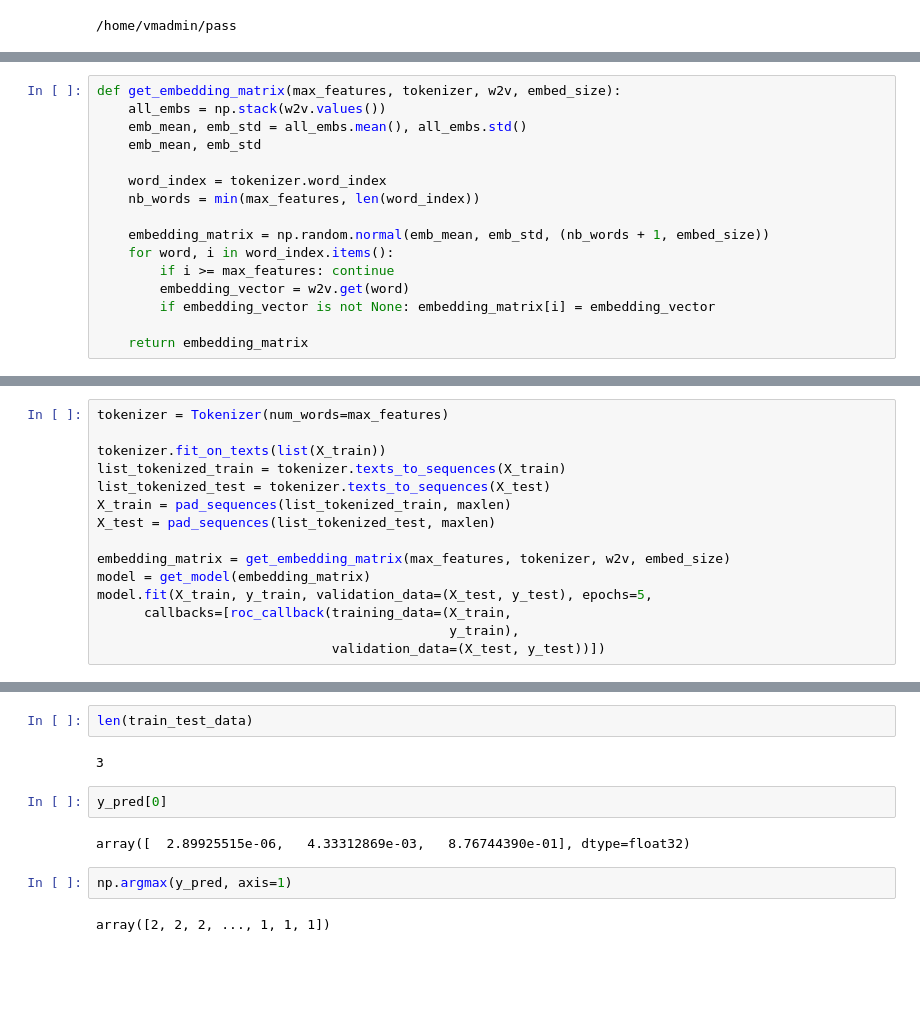
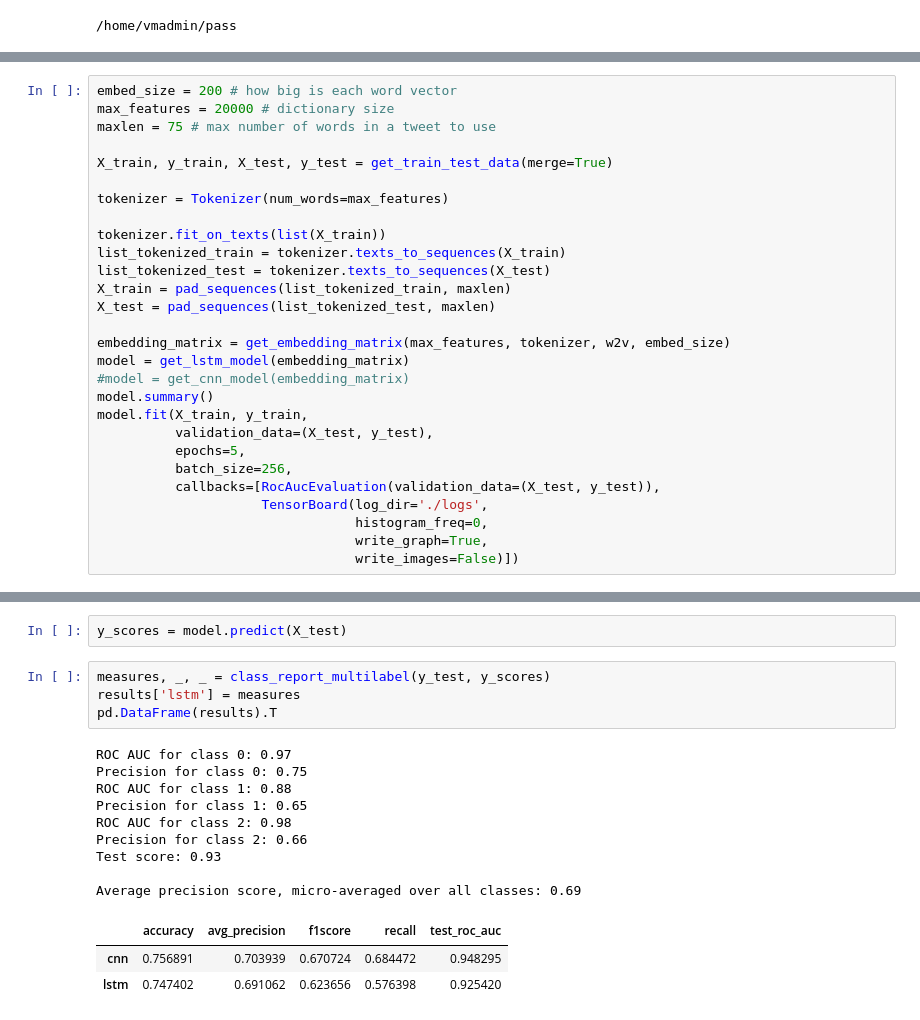
Before and after one commit to olinguyen/pass, a Jupyter notebook: notebooks/Deep Learning.ipynb, the cells around one changed output, grey strips where cells are left out. Drawn from its saved outputs; the diff is of its cells as text; blank space fills up the shorter version.

```diff
--- a/notebooks/Deep Learning.ipynb
+++ b/notebooks/Deep Learning.ipynb
@@ -34,16 +21,0 @@ Found 1193514 word vectors.
-# %%
-def get_embedding_matrix(max_features, tokenizer, w2v, embed_size):
-    all_embs = np.stack(w2v.values())
-    emb_mean, emb_std = all_embs.mean(), all_embs.std()
-    emb_mean, emb_std
-
-    word_index = tokenizer.word_index
-    nb_words = min(max_features, len(word_index))
-
-    embedding_matrix = np.random.normal(emb_mean, emb_std, (nb_words + 1, embed_size))
-    for word, i in word_index.items():
-        if i >= max_features: continue
-        embedding_vector = w2v.get(word)
-        if embedding_vector is not None: embedding_matrix[i] = embedding_vector
-
-    return embedding_matrix
@@ -97,4 +29,10 @@ class roc_callback(Callback):
 # %%
+embed_size = 200 # how big is each word vector
+max_features = 20000 # dictionary size
+maxlen = 75 # max number of words in a tweet to use
+
+X_train, y_train, X_test, y_test = get_train_test_data(merge=True)
+
 tokenizer = Tokenizer(num_words=max_features)
 
 tokenizer.fit_on_texts(list(X_train))
@@ -104,11 +42,18 @@ X_train = pad_sequences(list_tokenized_train, maxlen)
 X_test = pad_sequences(list_tokenized_test, maxlen)
 
 embedding_matrix = get_embedding_matrix(max_features, tokenizer, w2v, embed_size)
-model = get_model(embedding_matrix)
-model.fit(X_train, y_train, validation_data=(X_test, y_test), epochs=5,
-      callbacks=[roc_callback(training_data=(X_train,
-                                             y_train),
-                              validation_data=(X_test, y_test))])
+model = get_lstm_model(embedding_matrix)
+#model = get_cnn_model(embedding_matrix)
+model.summary()
+model.fit(X_train, y_train,
+          validation_data=(X_test, y_test),
+          epochs=5,
+          batch_size=256,
+          callbacks=[RocAucEvaluation(validation_data=(X_test, y_test)),
+                     TensorBoard(log_dir='./logs',
+                                 histogram_freq=0,
+                                 write_graph=True,
+                                 write_images=False)])
 # %% [output]
 _________________________________________________________________
 Layer (type)                 Output Shape              Param #
@@ -130,13 +75,20 @@ roc-auc: 0.9997 - roc-auc_val: 0.9513
 <keras.callbacks.History at 0x...>
-# %%
-len(train_test_data)
-# %% [output]
-3
-# %%
-y_pred[0]
-# %% [output]
-array([  2.89925515e-06,   4.33312869e-03,   8.76744390e-01], dtype=float32)
-# %%
-np.argmax(y_pred, axis=1)
-# %% [output]
-array([2, 2, 2, ..., 1, 1, 1])
+# %%
+y_scores = model.predict(X_test)
+# %%
+measures, _, _ = class_report_multilabel(y_test, y_scores)
+results['lstm'] = measures
+pd.DataFrame(results).T
+# %% [output]
+ROC AUC for class 0: 0.97
+Precision for class 0: 0.75
+ROC AUC for class 1: 0.88
+Precision for class 1: 0.65
+ROC AUC for class 2: 0.98
+Precision for class 2: 0.66
+Test score: 0.93
+
+Average precision score, micro-averaged over all classes: 0.69
+|  | accuracy | avg_precision | f1score | recall | test_roc_auc |
+| cnn | 0.756891 | 0.703939 | 0.670724 | 0.684472 | 0.948295 |
+| lstm | 0.747402 | 0.691062 | 0.623656 | 0.576398 | 0.925420 |
```
Also changed, not shown: parts of 8 cells of this notebook, 16 other files.
